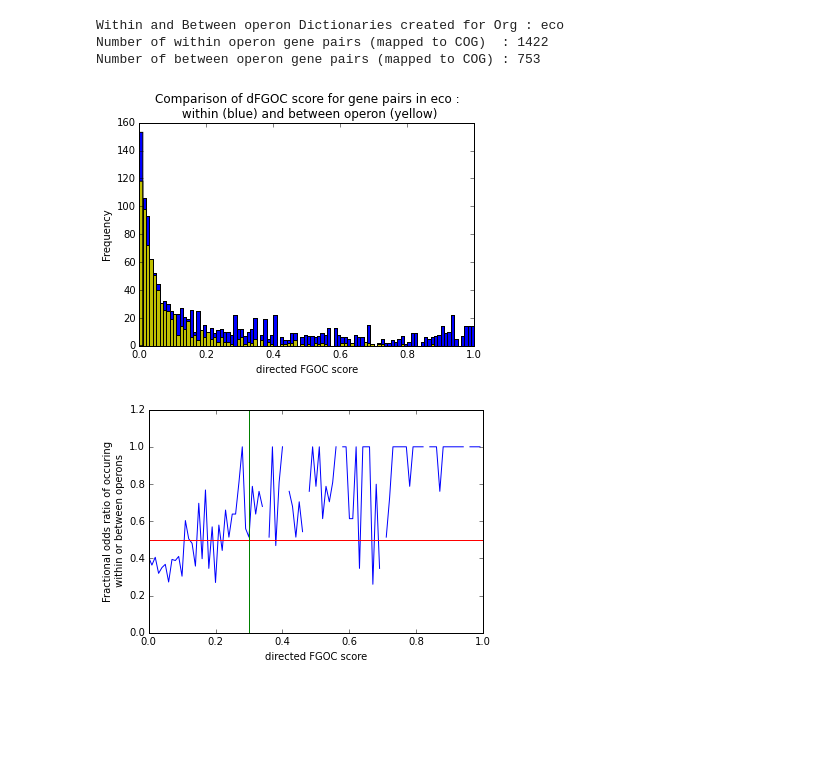
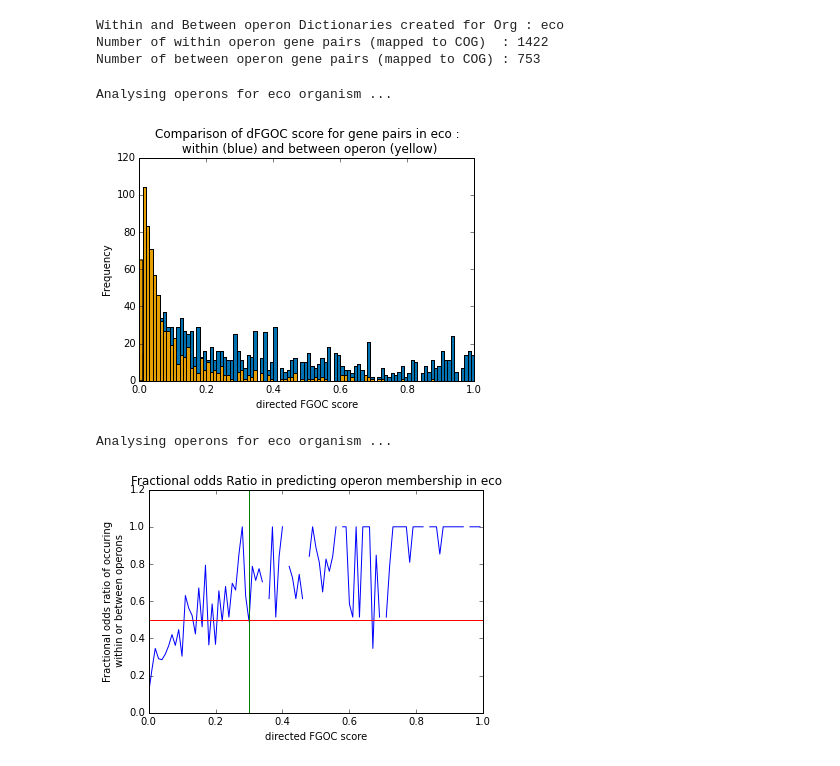
Before and after one commit to jagannath/operons, a Jupyter notebook: operonStats.ipynb, the cells around one changed output. Drawn from its saved outputs; the diff is of its cells as text; code cells hidden in the pictures; blank space fills up the shorter version.

```diff
--- a/operonStats.ipynb
+++ b/operonStats.ipynb
@@ -77,6 +112,9 @@ Within and Between operon Dictionaries created for Org : eco
 Number of within operon gene pairs (mapped to COG)  : 1422
 Number of between operon gene pairs (mapped to COG) : 753
 # %%
+print "Analysing operons for %s organism ..."%(org)
+imgDir = '/home/jaggu/research/projectFiles/figures'
+
 % matplotlib inline
 import numpy as np
 import matplotlib.pyplot as plt
@@ -87,28 +125,42 @@ ax = fig.add_subplot(1,1,1)
 w_vals = [wOp_dict.values()[i][0] for i in range(0,len(wOp_dict))]
 bw_vals = [bwOp_dict.values()[i][0] for i in range(0,len(bwOp_dict))]
 
-n_w,bins_w,patches_w = plt.hist(w_vals,bins=np.arange(0,1.01,0.01))
-n_bw,bins_bw,patches_bw = plt.hist(bw_vals,bins=np.arange(0,1.01,0.01),color='y')
+n_w,bins_w,patches_w = plt.hist(w_vals,bins=np.arange(0,1.01,0.01),color='#0072b2')
+n_bw,bins_bw,patches_bw = plt.hist(bw_vals,bins=np.arange(0,1.01,0.01),color='#e69f00')
 plt.xlabel('directed FGOC score')
 plt.ylabel('Frequency')
 plt.title('Comparison of dFGOC score for gene pairs in %s : \n within (blue) and between operon (yellow)'%(org))
-plt.show()
+#plt.show()
+
+# Saving figure
+fname = org+'_opAndbwOp_genePairs.hist.svg'
+f = os.path.join(imgDir,fname)
+plt.savefig(f,dpi=300)
 # %% [output]
+Analysing operons for eco organism ...
-[figure, old version]
+[figure, new version]
 # %%
+print "Analysing operons for %s organism ..."%(org)
+
 prob_w = n_w/len(wOp_dict)
 prob_bw = n_bw/len(bwOp_dict)
 
 yVal = prob_w/(prob_w + prob_bw) #Fraction Odds ratio -> prob(within operon)/(prob(within)+prob(between))
 
 xVal = np.arange(0,1.,0.01)
-plt.plot(xVal,yVal)
+plt.plot(xVal,yVal,)
 plt.axhline(y=0.5,color='r')
 plt.axvline(x=0.3,color='g')
 plt.ylim([0,1.2])
+plt.title('Fractional odds Ratio in predicting operon membership in '+ org)
 plt.xlabel('directed FGOC score')
 plt.ylabel('Fractional odds ratio of occuring \n within or between operons')
+#plt.show()
 
-plt.show()
+# Saving figure
+fname = org+'_oddsRatio_opAndbwOp.linePlot.svg'
+f = os.path.join(imgDir,fname)
+plt.savefig(f,dpi=300)
 # %% [output]
+Analysing operons for eco organism ...
-[figure, old version]
+[figure, new version]
```
Also changed, not shown: parts of 7 cells of this notebook, 1 other file.
